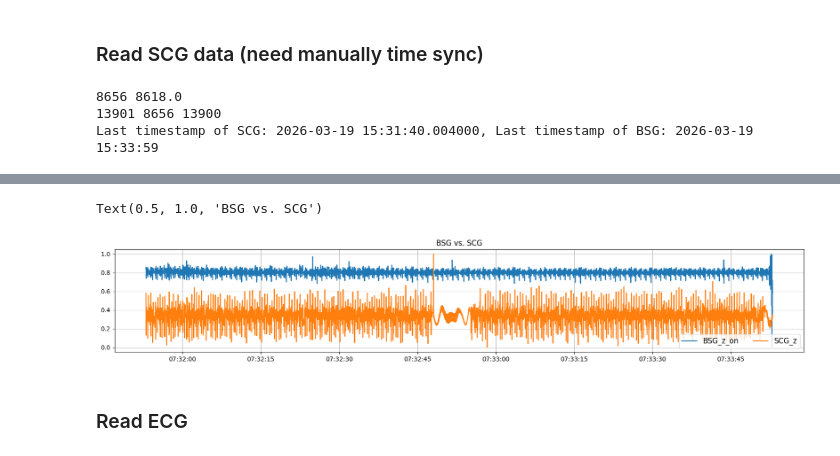
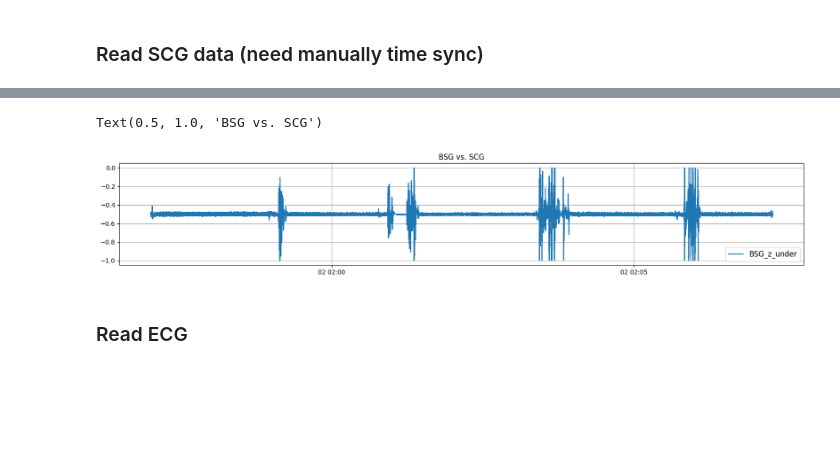
Before and after one commit to ZYY0844/CoreDemo_YY, a Jupyter notebook: processing/data_process.ipynb, the cells around one changed output, grey strips where cells are left out. Saved outputs shown, nothing was run; the diff lists cells and outputs as text; code cells hidden in the pictures; blank space fills up the shorter version.

```diff
--- a/processing/data_process.ipynb
+++ b/processing/data_process.ipynb
@@ -454,54 +457,51 @@ if cur_struct['Bed_ID'] == 'AF':
 # %% [markdown]
 ### Read SCG data (need manually time sync)
 # %%
-scg_file = f'../data/device_device1_{status}.npy'
-SCG_org_fs = 62
-scg_reading = np.load(scg_file, allow_pickle=True)
-scg_reading.shape
-ts_scg_org = scg_reading[:, 0]
-scg_z_org = (scg_reading[:, 3])
-true_len_scg = (BSG_timestamps[-1]-BSG_timestamps[0])/1e9 * SCG_org_fs
-print(len(scg_reading[:, 3]), true_len_scg) if np.abs(len(scg_reading[:, 3]) - true_len_scg) > 1 else print("SCG length matches expected length based on timestamps.")
+# scg_file = f'../data/device_device1_{status}.npy'
+# SCG_org_fs = 62
+# scg_reading = np.load(scg_file, allow_pickle=True)
+# scg_reading.shape
+# ts_scg_org = scg_reading[:, 0]
+# scg_z_org = (scg_reading[:, 3])
+# true_len_scg = (BSG_timestamps[-1]-BSG_timestamps[0])/1e9 * SCG_org_fs
+# print(len(scg_reading[:, 3]), true_len_scg) if np.abs(len(scg_reading[:, 3]) - true_len_scg) > 1 else print("SCG length matches expected length based on timestamps.")
 
-# ts_scg, scg_z = resample_with_timestamps(ts_scg_org, scg_z_org, target_fs = 62)
-ts_scg, scg_z = reconstruct_uniform_signal(ts_scg_org, scg_z_org, target_fs = 62)
-scg_z = resample_signal(scg_z, original_fs=62, target_fs=100)
-env, scg_z = extract_hilbert_envelope_and_remove(scg_z, smooth_win=101, remove_method="divide")
-print(len(signal_30[0]), len(scg_reading[:, 3]),  len(scg_z))
+# # ts_scg, scg_z = resample_with_timestamps(ts_scg_org, scg_z_org, target_fs = 62)
+# ts_scg, scg_z = reconstruct_uniform_signal(ts_scg_org, scg_z_org, target_fs = 62)
+# scg_z = resample_signal(scg_z, original_fs=62, target_fs=100)
+# env, scg_z = extract_hilbert_envelope_and_remove(scg_z, smooth_win=101, remove_method="divide")
+# print(len(signal_30[0]), len(scg_reading[:, 3]),  len(scg_z))
 
-# shanghai timezone is UTC+8, so we need to add 8 hours to the timestamps
-dt_scg = pd.to_datetime(ts_scg[0], unit='ns') + pd.Timedelta(hours=8)
-dt_bsg = pd.to_datetime(BSG_timestamps[-1], unit='ns') + pd.Timedelta(hours=8)
-print(f"Last timestamp of SCG: {dt_scg}, Last timestamp of BSG: {dt_bsg}")
+# # shanghai timezone is UTC+8, so we need to add 8 hours to the timestamps
+# dt_scg = pd.to_datetime(ts_scg[0], unit='ns') + pd.Timedelta(hours=8)
+# dt_bsg = pd.to_datetime(BSG_timestamps[-1], unit='ns') + pd.Timedelta(hours=8)
+# print(f"Last timestamp of SCG: {dt_scg}, Last timestamp of BSG: {dt_bsg}")
-# %% [output]
-8656 8618.0
-13901 8656 13900
-Last timestamp of SCG: 2026-03-19 15:31:40.004000, Last timestamp of BSG: 2026-03-19 15:33:59
 # %%
-start_time = "2026-3-19 15:31:53"
+start_time = "2026-4-02 09:57:00"
 # check the time synchronization between SCG and BSG
 # start_time = "2026-3-16 11:08:00"
-end_time = "2026-3-19 15:33:59"
+end_time = "2026-4-02 10:07:18"
 start_bsg = find_idx(start_time, BSG_timestamps, "Asia/Shanghai")
-start_scg = find_idx(start_time, ts_scg_org, "Asia/Shanghai")
+# start_scg = find_idx(start_time, ts_scg_org, "Asia/Shanghai")
 end_bsg = find_idx(end_time, BSG_timestamps, "Asia/Shanghai")
-end_bsg = find_idx(end_time, BSG_timestamps, "Asia/Shanghai")
-end_bsg = start_bsg + 12000
+
+# start_bsg = 5200
+# end_bsg = start_bsg + 20000
 # end_bsg = start_bsg + 1000
 # end_scg = start_scg + 620
 print(f"Selected time window: {start_time} to {end_time} \nCorresponding to indices {start_bsg} to {end_bsg} in BSG timestamps.")
 # start = 0
 # end = start +1000
 t = pd.to_datetime(BSG_timestamps) + pd.to_timedelta(0, unit='h')  # 转换为上海时间
-t_scg = pd.to_datetime(ts_scg_org) + pd.to_timedelta(0, unit='h')  # 转换为上海时间
+# t_scg = pd.to_datetime(ts_scg_org) + pd.to_timedelta(0, unit='h')  # 转换为上海时间
 plt.figure(figsize=(20, 3))
-# plt.plot(t[start_bsg:end_bsg], norm_ecg(signal_cp[2, start_bsg:end_bsg])+0, label='BSG_z_under')
+plt.plot(t[start_bsg:end_bsg], -norm_ecg(signal_30[1, start_bsg:end_bsg])+0, label='BSG_z_under')
 # plt.plot(t[:], norm_ecg(signal[2, :])+0, label='BSG_z_1')
-plt.plot(t[start_bsg:end_bsg], norm_ecg(signal_on[2, start_bsg:end_bsg])+0., label='BSG_z_on')
+# plt.plot(t[start_bsg:end_bsg], norm_ecg(signal_on[2, start_bsg:end_bsg])+0., label='BSG_z_on')
 # shift_scg = int(62*2.22)
 # plt.plot(t_scg[start_scg:end_scg], norm_ecg(scg_z_org[start_scg+shift_scg:end_scg+shift_scg]), label='SCG_z_org', alpha=1)
-shift_scg = int(100*1.999)
-plt.plot(t[start_bsg:end_bsg], norm_ecg(scg_z[start_bsg+shift_scg:end_bsg+shift_scg])-0, label='SCG_z', alpha=1)
+shift_scg = int(100*2.2)
+# plt.plot(t[start_bsg:end_bsg], norm_ecg(scg_z[start_bsg+shift_scg:end_bsg+shift_scg])-0, label='SCG_z', alpha=1)
 plt.legend(loc='lower right', fontsize=12, ncol=3)
 plt.grid()
 plt.title(f'BSG vs. SCG')
@@ -511,5 +511,5 @@ Corresponding to indices 1300 to 13300 in BSG timestamps.
 Text(0.5, 1.0, 'BSG vs. SCG')
-[figure, old version]
+[figure, new version]
 # %%
 # plt.figure(figsize=(20, 3))
 # plt.plot(t[start_bsg:end_bsg], norm_ecg(signal_30[0, start_bsg:end_bsg])+0, label='BSG_x_1')
```
Also changed, not shown: parts of 7 cells of this notebook, 19 other files.
